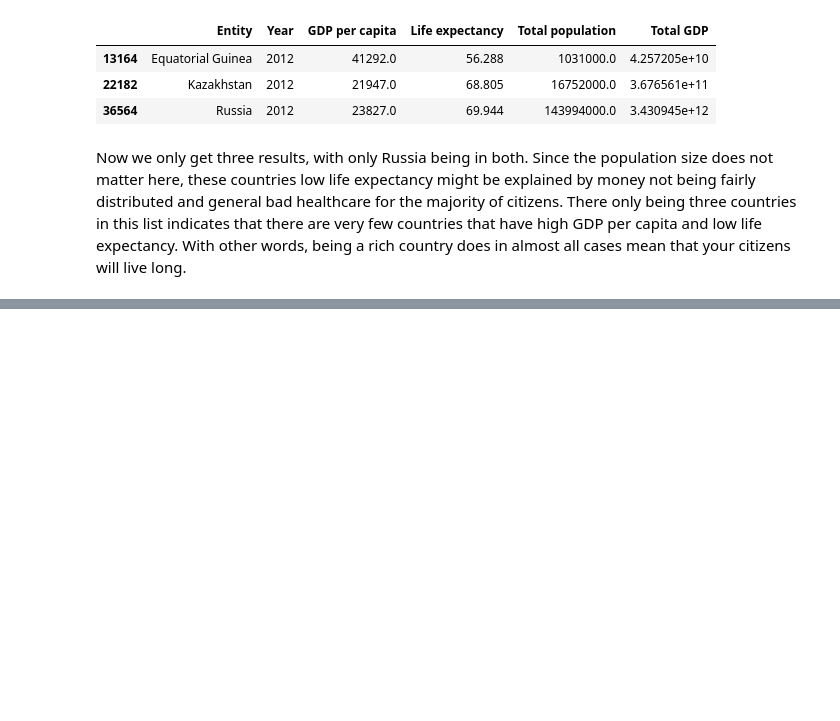
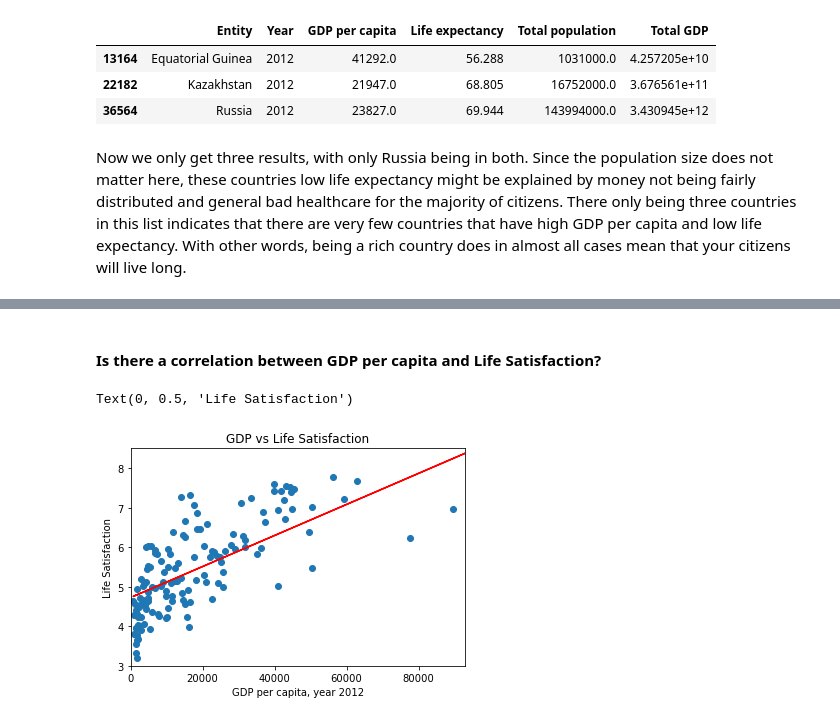
Before and after one commit to ponbac/AI-course, a Jupyter notebook: assignment1.ipynb, the cells around one changed output, grey strips where cells are left out. Drawn from its saved outputs; the diff is of its cells as text; code cells hidden in the pictures; blank space fills up the shorter version.

```diff
--- a/assignment1.ipynb
+++ b/assignment1.ipynb
@@ -198,0 +201,4 @@ Now we only get three results, with only Russia being in both. Since the populat
+# %%
+# https://ourworldindata.org/happiness-and-life-satisfaction#the-link-across-countries
+df_life = pd.read_csv('datasets\gdp-vs-happiness.csv')
+df_life.columns
@@ -198,0 +213,15 @@ Now we only get three results, with only Russia being in both. Since the populat
+# %%
+# Renaming columns for simplicity
+df_life.rename(columns={'Life satisfaction in Cantril Ladder (World Happiness Report 2019)': 'Life satisfaction', 'Total population (Gapminder, HYDE & UN)': 'Total population', 'GDP per capita, PPP (constant 2011 international $)': 'GDP per capita'}, inplace=True)
+
+# Only selecting the rows where year is 2012
+life2012 = df_life[df_life['Year'] == 2012]
+
+# Creating dataframe with the relevant columns
+life2012 = pd.DataFrame(life2012, columns=['Entity', 'Year', 'GDP per capita', 'Life satisfaction'])
+
+# Cleaning the data, removing NaN-values
+life2012.dropna(subset=['GDP per capita'], inplace=True)
+life2012.dropna(subset=['Life satisfaction'], inplace=True)
+
+life2012
@@ -198,0 +242,22 @@ Now we only get three results, with only Russia being in both. Since the populat
+# %% [markdown]
+#### Is there a correlation between GDP per capita and Life Satisfaction?
+# %%
+x = life2012['GDP per capita']
+y = life2012['Life satisfaction']
+
+# Creating scatterplot with custom x and y limits
+plt.scatter(x, y)
+plt.xlim(0, 93000) # Includes every country except for Qatar
+plt.ylim(3, 8.5)
+
+# Adding regression line
+k, m = np.polyfit(x, y, 1)
+plt.plot(x, k*x + m, color='red')
+
+# Adding title and labels
+plt.title('GDP vs Life Satisfaction')
+plt.xlabel('GDP per capita, year 2012')
+plt.ylabel('Life Satisfaction')
+# %% [output]
+Text(0, 0.5, 'Life Satisfaction')
+[figure, added]
```
Also changed, not shown: parts of 16 cells of this notebook, 3 other files.
